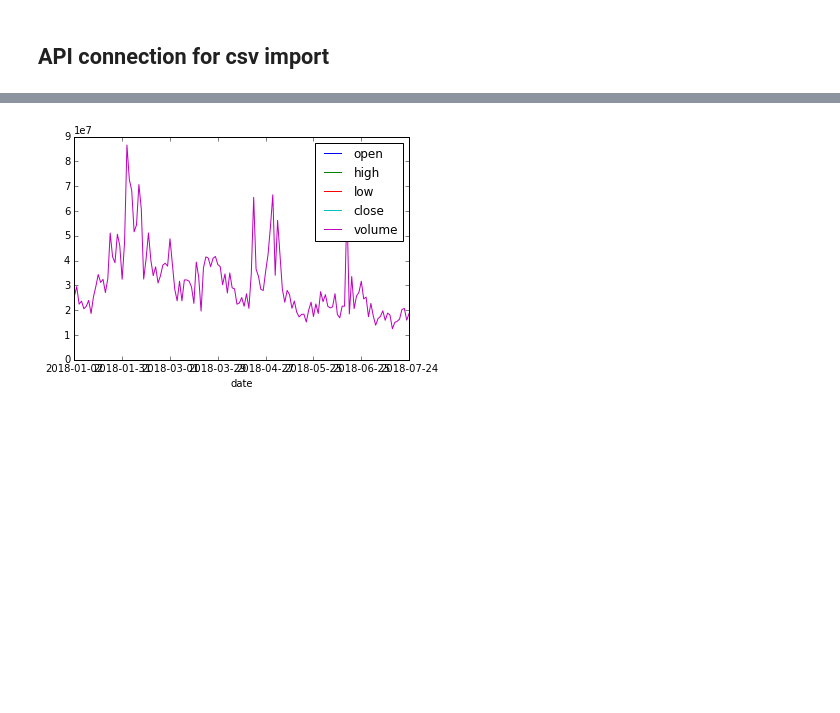
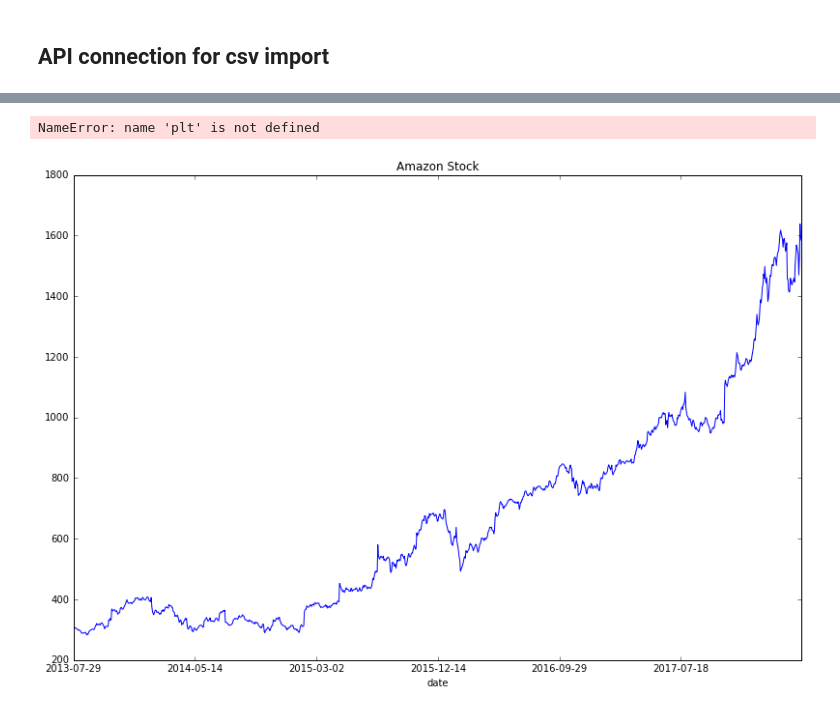
Before and after one commit to sidhu177/DataSci, a Jupyter notebook: test-csv.ipynb, the cells around one changed output, grey strips where cells are left out. Saved outputs shown, nothing was run; the diff lists cells and outputs as text; code cells hidden in the pictures; blank space fills up the shorter version.

Commit message:
Amazon Stock chart for the past 5 years through API

```diff
--- a/test-csv.ipynb
+++ b/test-csv.ipynb
@@ -118,5 +118,13 @@ df.tail()
 # %%
 df.plot()
+plt.title('Amazon')
 plt.show()
 # %% [output]
-[figure, removed]
+NameError: name 'plt' is not defined
+# %%
+appl_open = df['high'].plot(title = "Amazon Stock")
+
+fig = appl_open.get_figure()
+fig.set_size_inches(13.5, 9)
+# %% [output]
+[figure, added]
```
Also changed, not shown: parts of 1 cell of this notebook.
